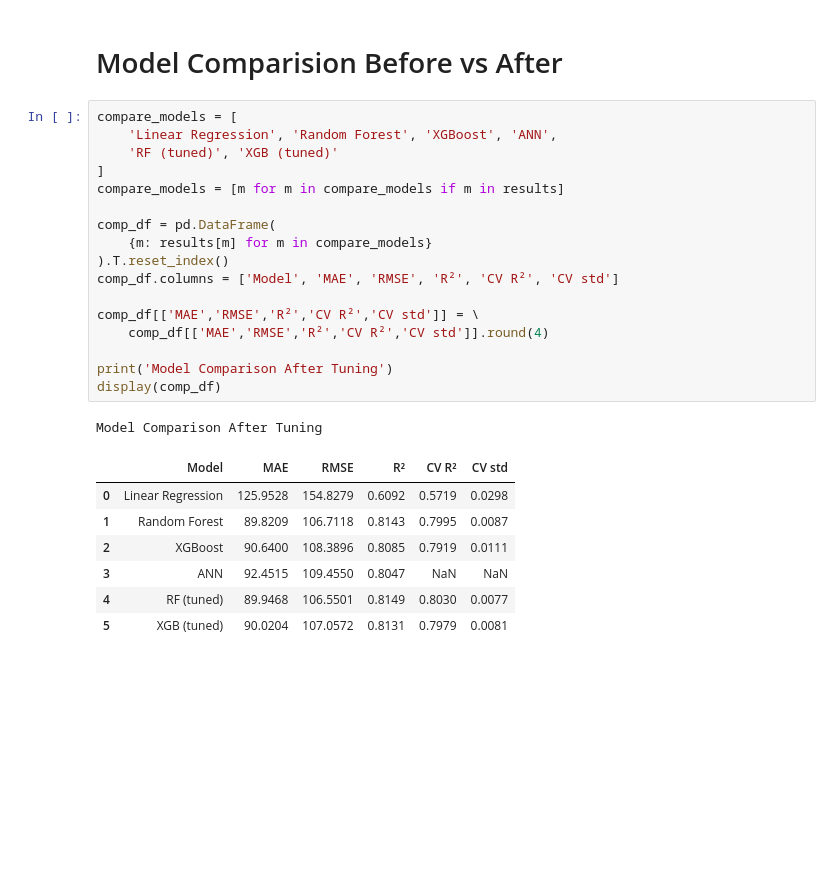
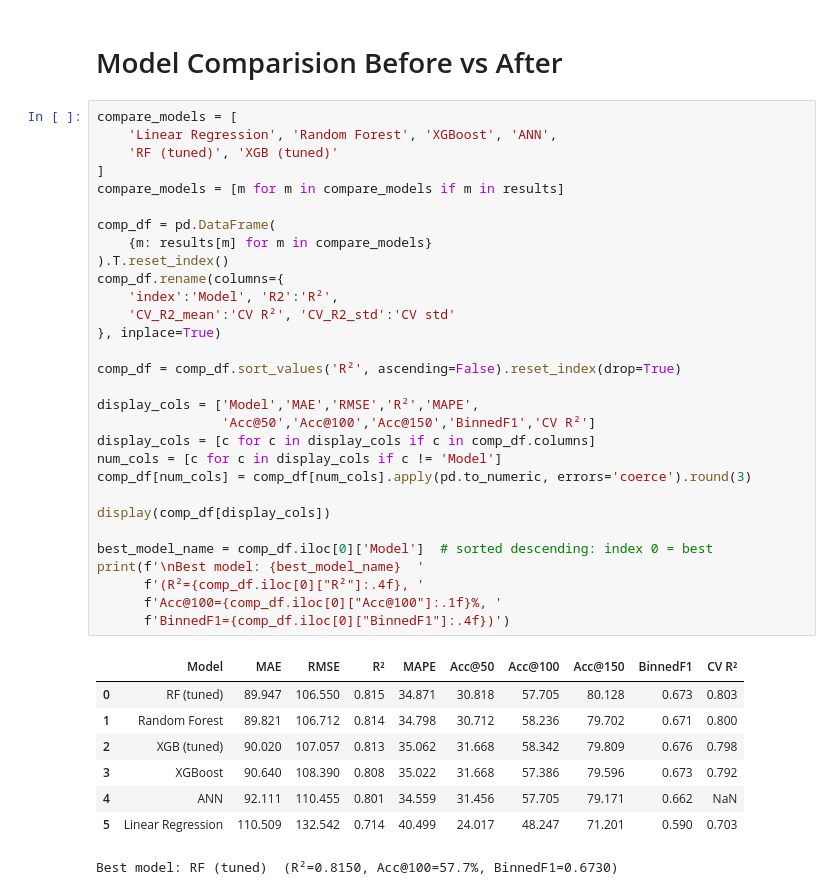
Before and after one commit to heyisula/caloriesense, a Jupyter notebook: train.ipynb, the cells around one changed output. Cells and saved outputs as stored; diff of their text form; blank space fills up the shorter version.

```diff
--- a/train.ipynb
+++ b/train.ipynb
@@ -1003,27 +1202,40 @@ CV R² gain: 0.7919 → 0.7979 (++0.0059)
 # %%
 compare_models = [
     'Linear Regression', 'Random Forest', 'XGBoost', 'ANN',
     'RF (tuned)', 'XGB (tuned)'
 ]
 compare_models = [m for m in compare_models if m in results]
 
 comp_df = pd.DataFrame(
     {m: results[m] for m in compare_models}
 ).T.reset_index()
-comp_df.columns = ['Model', 'MAE', 'RMSE', 'R²', 'CV R²', 'CV std']
+comp_df.rename(columns={
+    'index':'Model', 'R2':'R²',
+    'CV_R2_mean':'CV R²', 'CV_R2_std':'CV std'
+}, inplace=True)
 
-comp_df[['MAE','RMSE','R²','CV R²','CV std']] = \
-    comp_df[['MAE','RMSE','R²','CV R²','CV std']].round(4)
+comp_df = comp_df.sort_values('R²', ascending=False).reset_index(drop=True)
 
-print('Model Comparison After Tuning')
-display(comp_df)
+display_cols = ['Model','MAE','RMSE','R²','MAPE',
+                'Acc@50','Acc@100','Acc@150','BinnedF1','CV R²']
+display_cols = [c for c in display_cols if c in comp_df.columns]
+num_cols = [c for c in display_cols if c != 'Model']
+comp_df[num_cols] = comp_df[num_cols].apply(pd.to_numeric, errors='coerce').round(3)
+
+display(comp_df[display_cols])
+
+best_model_name = comp_df.iloc[0]['Model']  # sorted descending: index 0 = best
+print(f'\nBest model: {best_model_name}  '
+      f'(R²={comp_df.iloc[0]["R²"]:.4f}, '
+      f'Acc@100={comp_df.iloc[0]["Acc@100"]:.1f}%, '
+      f'BinnedF1={comp_df.iloc[0]["BinnedF1"]:.4f})')
 # %% [output]
+|  | Model | MAE | RMSE | R² | MAPE | Acc@50 | Acc@100 | Acc@150 | BinnedF1 | CV R² |
+| 0 | RF (tuned) | 89.947 | 106.550 | 0.815 | 34.871 | 30.818 | 57.705 | 80.128 | 0.673 | 0.803 |
+| 1 | Random Forest | 89.821 | 106.712 | 0.814 | 34.798 | 30.712 | 58.236 | 79.702 | 0.671 | 0.800 |
+| 2 | XGB (tuned) | 90.020 | 107.057 | 0.813 | 35.062 | 31.668 | 58.342 | 79.809 | 0.676 | 0.798 |
+| 3 | XGBoost | 90.640 | 108.390 | 0.808 | 35.022 | 31.668 | 57.386 | 79.596 | 0.673 | 0.792 |
+| 4 | ANN | 92.111 | 110.455 | 0.801 | 34.559 | 31.456 | 57.705 | 79.171 | 0.662 | NaN |
+| 5 | Linear Regression | 110.509 | 132.542 | 0.714 | 40.499 | 24.017 | 48.247 | 71.201 | 0.590 | 0.703 |
-Model Comparison After Tuning
+Best model: RF (tuned)  (R²=0.8150, Acc@100=57.7%, BinnedF1=0.6730)
-|  | Model | MAE | RMSE | R² | CV R² | CV std |
-| 0 | Linear Regression | 125.9528 | 154.8279 | 0.6092 | 0.5719 | 0.0298 |
-| 1 | Random Forest | 89.8209 | 106.7118 | 0.8143 | 0.7995 | 0.0087 |
-| 2 | XGBoost | 90.6400 | 108.3896 | 0.8085 | 0.7919 | 0.0111 |
-| 3 | ANN | 92.4515 | 109.4550 | 0.8047 | NaN | NaN |
-| 4 | RF (tuned) | 89.9468 | 106.5501 | 0.8149 | 0.8030 | 0.0077 |
-| 5 | XGB (tuned) | 90.0204 | 107.0572 | 0.8131 | 0.7979 | 0.0081 |
 # %%
```
Also changed, not shown: parts of 27 cells of this notebook, 8 other files.
